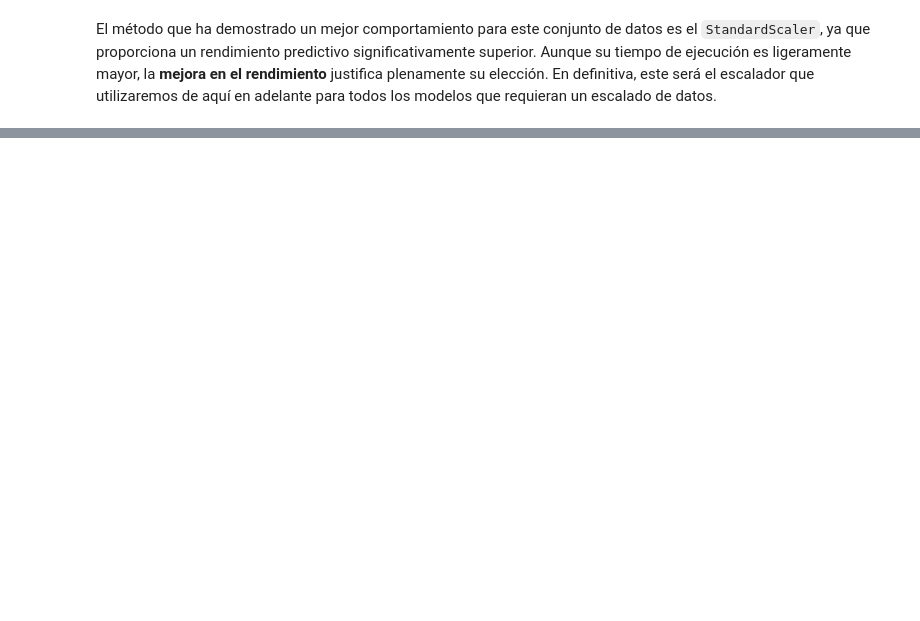
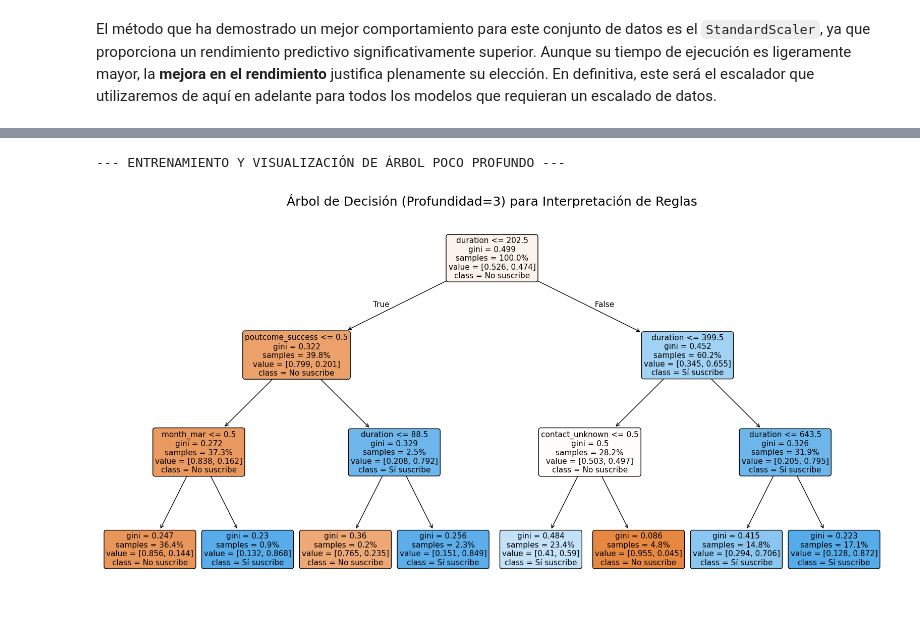
Before and after one commit to josecs03/AA_P1_100495927_100472712, a Jupyter notebook: 01_EDA_Modelos.ipynb, the cells around one changed output, grey strips where cells are left out. Drawn from its saved outputs; the diff is of its cells as text; code cells hidden in the pictures; blank space fills up the shorter version.

```diff
--- a/01_EDA_Modelos.ipynb
+++ b/01_EDA_Modelos.ipynb
@@ -297,0 +366,38 @@ El método que ha demostrado un mejor comportamiento para este conjunto de datos
+# %%
+import matplotlib.pyplot as plt
+from sklearn.tree import plot_tree
+
+print("--- ENTRENAMIENTO Y VISUALIZACIÓN DE ÁRBOL POCO PROFUNDO ---")
+
+#Definimos un árbol limitado a 3 niveles de profundidad
+arbol_interpretable = DecisionTreeClassifier(max_depth=3, random_state=NIA)
+
+#Creamos la pipeline usando el mismo preprocesador de árboles que antes
+pipeline_interpretable = Pipeline(steps=[
+    ('preprocesamiento', preprocessor_tree),
+    ('clasificador', arbol_interpretable)
+])
+
+#Entrenamos el modelo con todo el conjunto de X_train
+#No usamos CV porque no estamos evaluando
+pipeline_interpretable.fit(X_train, y_train)
+preprocesador = pipeline_interpretable.named_steps['preprocesamiento']
+nombres_cat = preprocesador.named_transformers_['cat'].get_feature_names_out(columnas_categoricas)
+todos_los_nombres = list(columnas_numericas) + list(nombres_cat)
+
+#Dibujamos el árbol
+plt.figure(figsize=(20,10))
+plot_tree(
+    pipeline_interpretable.named_steps['clasificador'],
+    feature_names=todos_los_nombres,
+    class_names=['No suscribe', 'Sí suscribe'],
+    filled=True,
+    rounded=True,
+    fontsize=11,
+    proportion=True
+)
+plt.title("Árbol de Decisión (Profundidad=3) para Interpretación de Reglas", fontsize=18)
+plt.show()
+# %% [output]
+--- ENTRENAMIENTO Y VISUALIZACIÓN DE ÁRBOL POCO PROFUNDO ---
+[figure, added]
```
Also changed, not shown: parts of 6 cells of this notebook.
